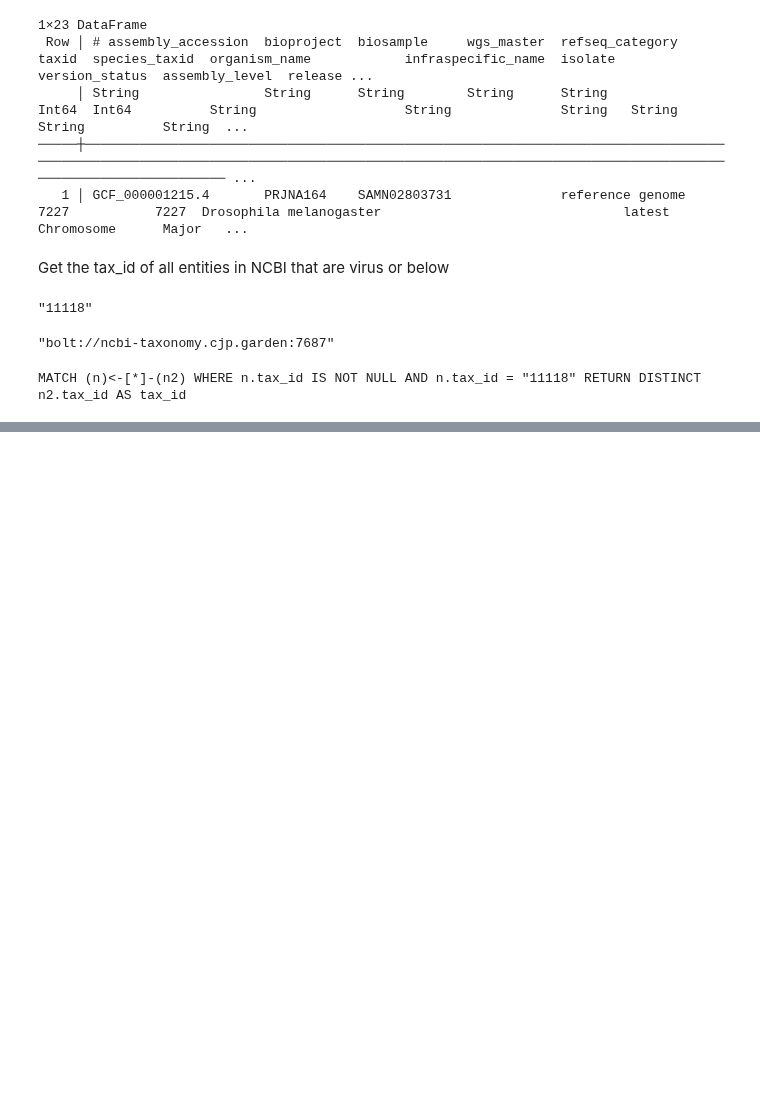
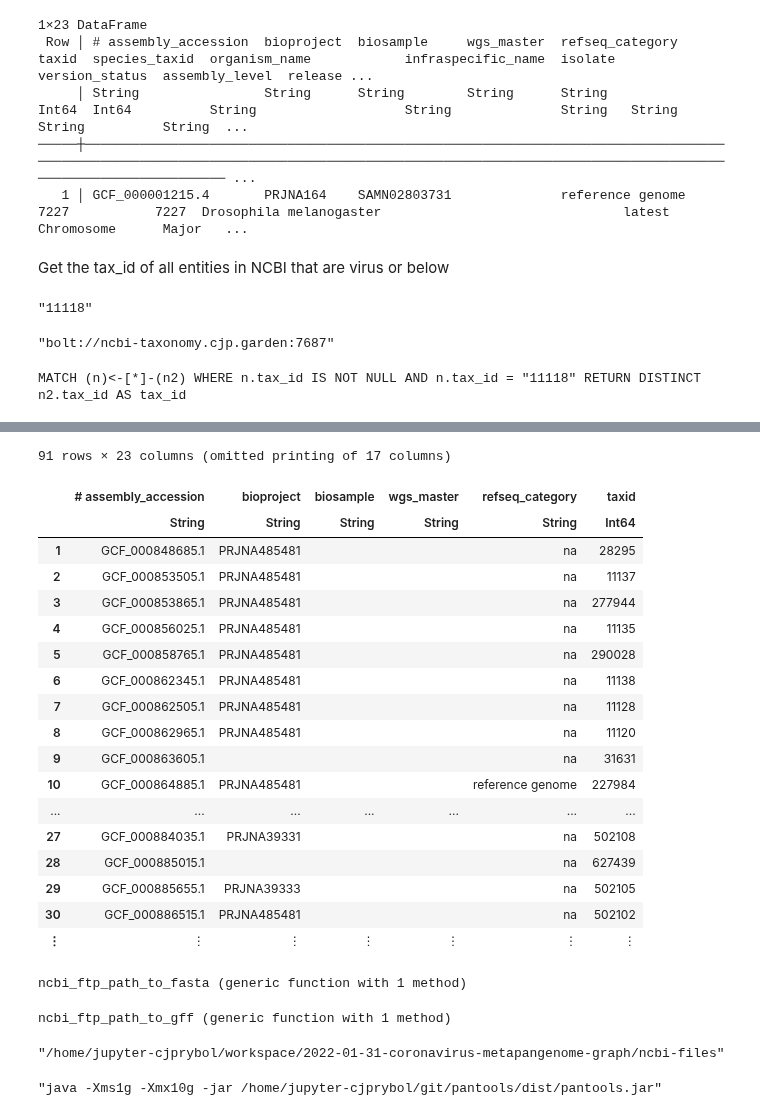
Before and after one commit to cjprybol/Mycelia, a Jupyter notebook: docs/_src/5.Development/2022-01-31-coronovirus-metapangenome.ipynb, the cells around one changed output, grey strips where cells are left out. Drawn from its saved outputs; the diff is of its cells as text; code cells hidden in the pictures; blank space fills up the shorter version.

Commit message:
coronavirus pangenome in pantools working well

```diff
--- a/docs/_src/5.Development/2022-01-31-coronovirus-metapangenome.ipynb
+++ b/docs/_src/5.Development/2022-01-31-coronovirus-metapangenome.ipynb
@@ -101,4 +100,5 @@ MATCH (n)<-[*]-(n2) WHERE n.tax_id IS NOT NULL AND n.tax_id = "11118" RETURN DIS
 coronaviridae_tax_ids = readlines(Mycelia.cypher(address = ADDRESS, username = USERNAME, password = PASSWORD, database = DATABASE, cmd=cmd))[2:end]
 coronaviridae_tax_ids = strip.(coronaviridae_tax_ids, '"')
 coronaviridae_tax_ids = vcat(coronaviridae_tax_ids, taxid)
+coronaviridae_tax_ids = parse.(Int, coronaviridae_tax_ids)
 # %% [output]
@@ -150,0 +122,2 @@ $ echo "alias pantools='/mnt/YOUR_PATH/jdk1.8.0_161/bin/java -Xms50g -Xmx50g -ja
+# %%
+refseq_coronaviridae_tax_ids = intersect(coronaviridae_tax_ids, refseq_summary_table[!, "taxid"])
@@ -150,0 +142,42 @@ $ echo "alias pantools='/mnt/YOUR_PATH/jdk1.8.0_161/bin/java -Xms50g -Xmx50g -ja
+# %%
+coronaviridae_refseq_metadata = refseq_summary_table[map(taxid -> taxid in refseq_coronaviridae_tax_ids, refseq_summary_table[!, "taxid"]), :]
+# %% [output]
+91 rows × 23 columns (omitted printing of 17 columns)
+|  | # assembly_accession | bioproject | biosample | wgs_master | refseq_category | taxid |
+|  | String | String | String | String | String | Int64 |
+| 1 | GCF_000848685.1 | PRJNA485481 |  |  | na | 28295 |
+| 2 | GCF_000853505.1 | PRJNA485481 |  |  | na | 11137 |
+| 3 | GCF_000853865.1 | PRJNA485481 |  |  | na | 277944 |
+| 4 | GCF_000856025.1 | PRJNA485481 |  |  | na | 11135 |
+| 5 | GCF_000858765.1 | PRJNA485481 |  |  | na | 290028 |
+| 6 | GCF_000862345.1 | PRJNA485481 |  |  | na | 11138 |
+| 7 | GCF_000862505.1 | PRJNA485481 |  |  | na | 11128 |
+| 8 | GCF_000862965.1 | PRJNA485481 |  |  | na | 11120 |
+| 9 | GCF_000863605.1 |  |  |  | na | 31631 |
+| 10 | GCF_000864885.1 | PRJNA485481 |  |  | reference genome | 227984 |
+| ... | ... | ... | ... | ... | ... | ... |
+| 27 | GCF_000884035.1 | PRJNA39331 |  |  | na | 502108 |
+| 28 | GCF_000885015.1 |  |  |  | na | 627439 |
+| 29 | GCF_000885655.1 | PRJNA39333 |  |  | na | 502105 |
+| 30 | GCF_000886515.1 | PRJNA485481 |  |  | na | 502102 |
+| ⋮ | ⋮ | ⋮ | ⋮ | ⋮ | ⋮ | ⋮ |
+# %%
+function ncbi_ftp_path_to_fasta(ftp_path)
+    f_name = basename(ftp_path) * "_genomic.fna.gz"
+    new_path = joinpath(ftp_path, f_name)
+    return new_path
+end
+# %% [output]
+ncbi_ftp_path_to_fasta (generic function with 1 method)
+# %%
+function ncbi_ftp_path_to_gff(ftp_path)
+    f_name = basename(ftp_path) * "_genomic.gff.gz"
+    new_path = joinpath(ftp_path, f_name)
+    return new_path
+end
+# %% [output]
+ncbi_ftp_path_to_gff (generic function with 1 method)
+# %%
+outdir = mkpath(joinpath(DIR, "ncbi-files"))
+# %% [output]
+"/home/jupyter-cjprybol/workspace/2022-01-31-coronavirus-metapangenome-graph/ncbi-files"
@@ -150,0 +200,7 @@ $ echo "alias pantools='/mnt/YOUR_PATH/jdk1.8.0_161/bin/java -Xms50g -Xmx50g -ja
+# %%
+max_memory = Int(floor(Sys.free_memory() / 10^9))
+min_memory = 1
+pantools_jar_path = joinpath(homedir(), "git", "pantools", "dist", "pantools.jar")
+pantools = "java -Xms$(min_memory)g -Xmx$(max_memory)g -jar $(pantools_jar_path)"
+# %% [output]
+"java -Xms1g -Xmx10g -jar /home/jupyter-cjprybol/git/pantools/dist/pantools.jar"
```
Also changed, not shown: parts of 9 cells of this notebook, 1 other file.
